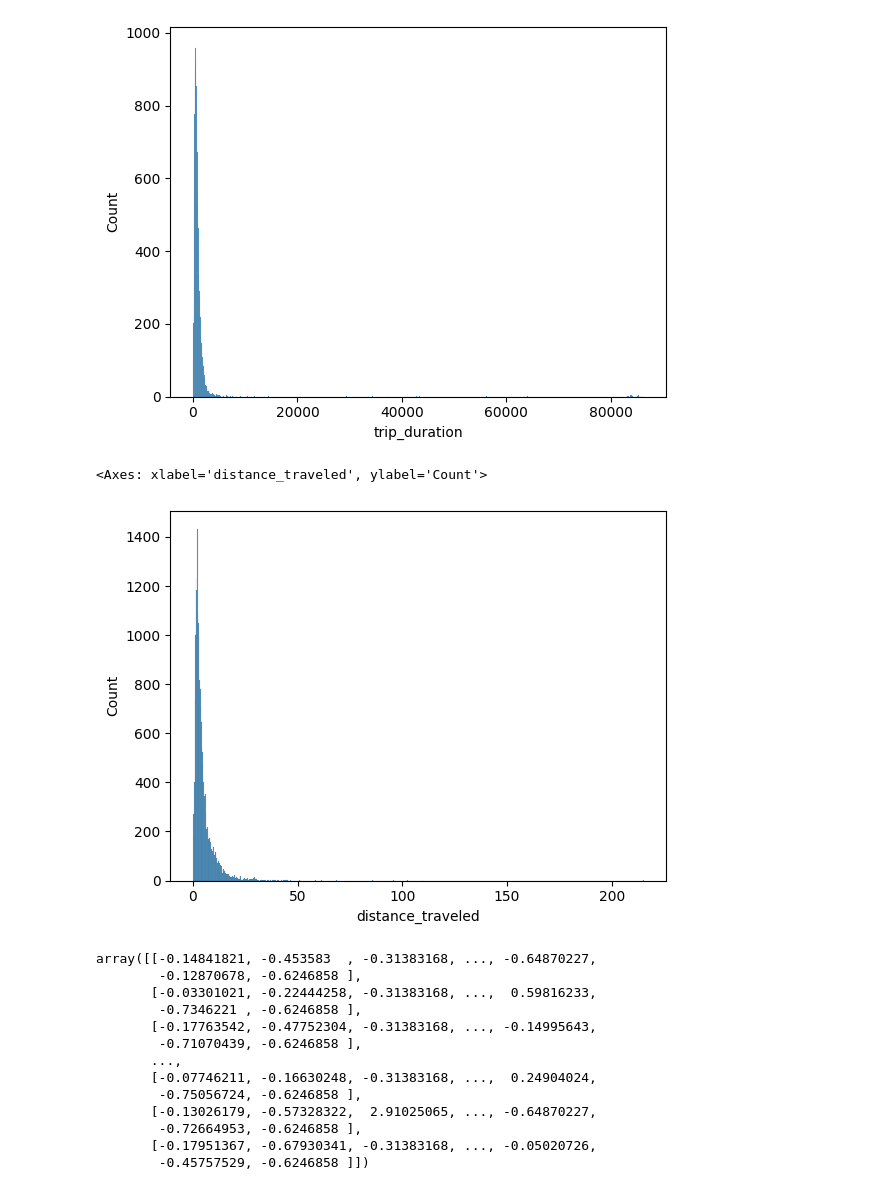
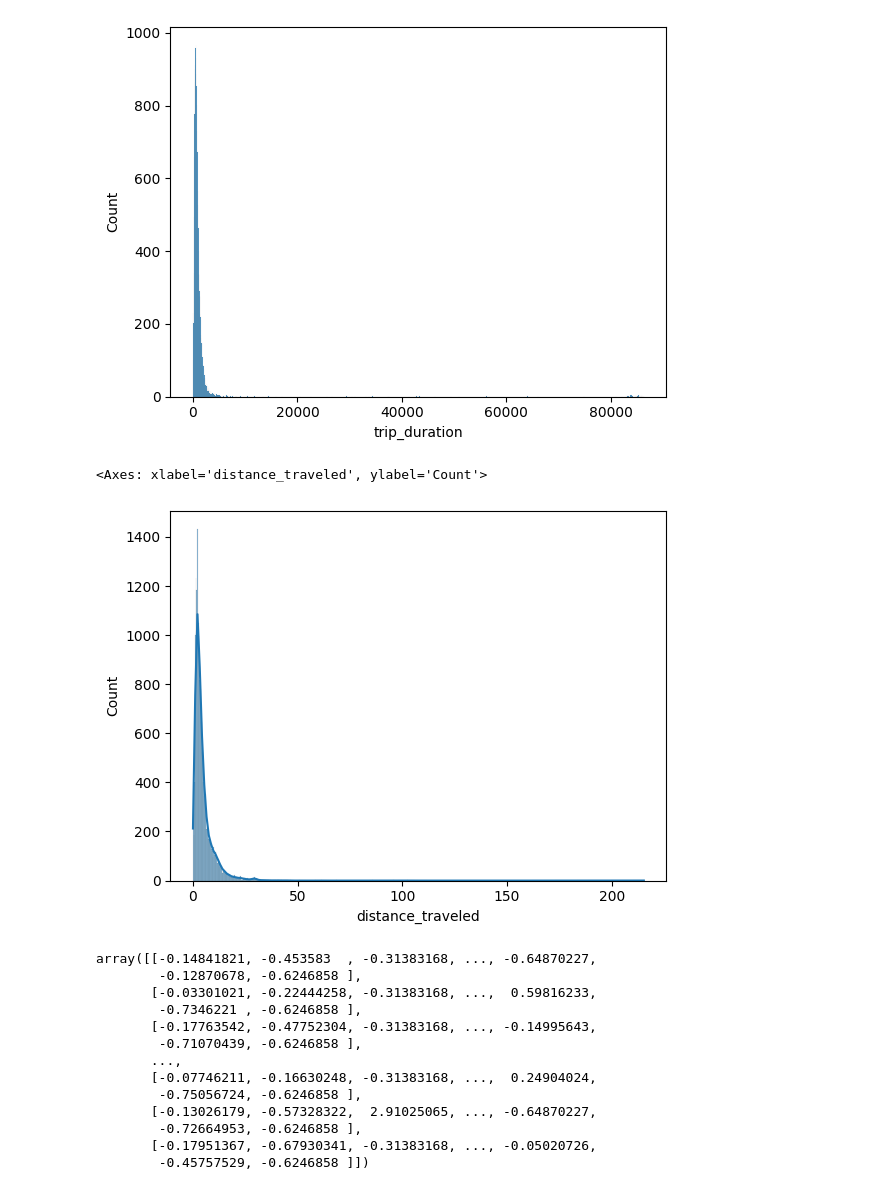
Before and after one commit to SmayanKulkarni/AI-and-ML-Course, a Jupyter notebook: ML-LAB/Final Lab/taxi_pred.ipynb, the cells around one changed output. Saved outputs shown, nothing was run; the diff lists cells and outputs as text; code cells hidden in the pictures.

```diff
--- a/ML-LAB/Final Lab/taxi_pred.ipynb
+++ b/ML-LAB/Final Lab/taxi_pred.ipynb
@@ -48,10 +48,10 @@ sns.histplot(graph_df['trip_duration'])
 <Axes: xlabel='trip_duration', ylabel='Count'>
 [figure]
 # %%
-sns.histplot(graph_df['distance_traveled'])
+sns.histplot(graph_df['distance_traveled'], kde = True)
 # %% [output]
 <Axes: xlabel='distance_traveled', ylabel='Count'>
-[figure, old version]
+[figure, new version]
 # %%
 X = df.drop('total_fare', axis=1)
 # %%
```
Also changed, not shown: parts of 3 cells of this notebook, 2 other files.
